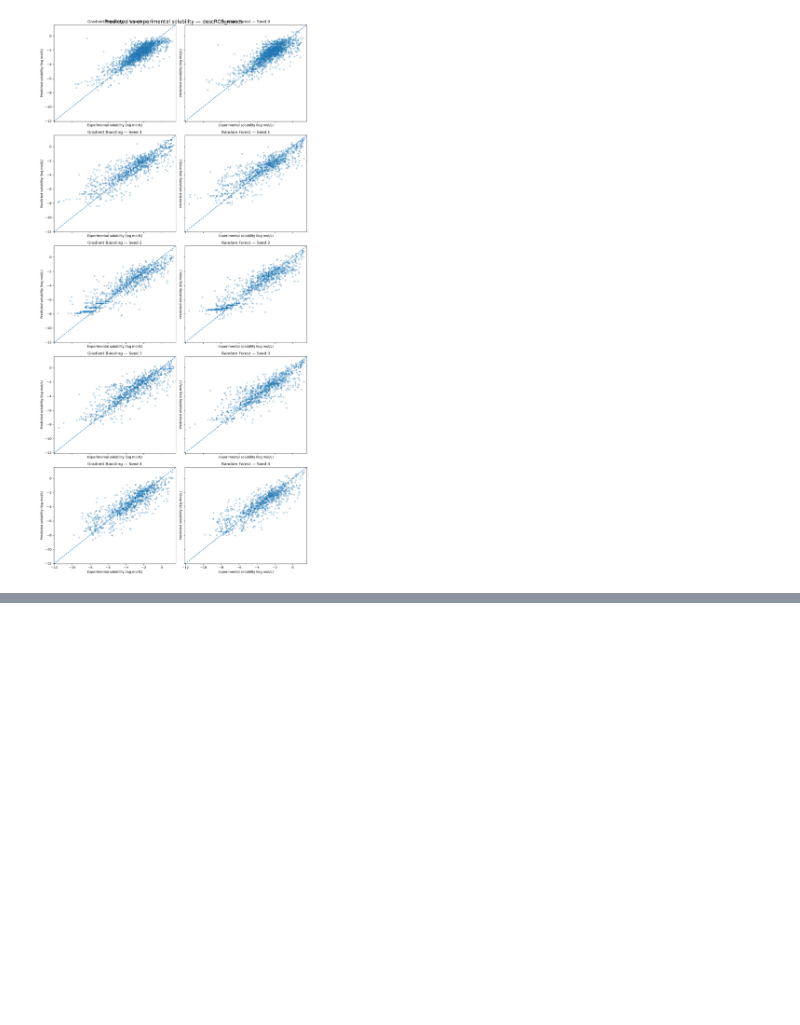
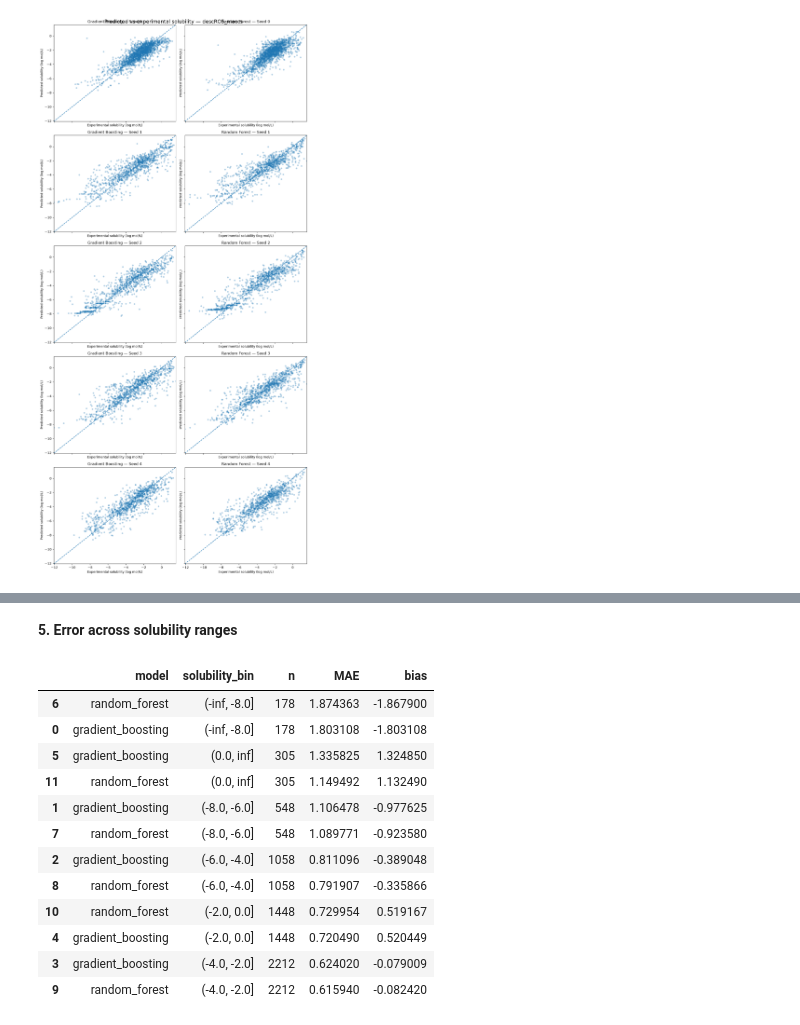
Before and after one commit to alexcorbero/admet-ml, a Jupyter notebook: notebooks/05_model_evaluation.ipynb, the cells around one changed output, grey strips where cells are left out. Saved outputs shown, nothing was run; the diff lists cells and outputs as text; code cells hidden in the pictures; blank space fills up the shorter version.

```diff
--- a/notebooks/05_model_evaluation.ipynb
+++ b/notebooks/05_model_evaluation.ipynb
@@ -222,0 +268,41 @@ plt.show()
+# %% [markdown]
+**5. Error across solubility ranges**
+# %%
+bins = [-float("inf"), -8, -6, -4, -2, 0, float("inf")]
+
+predictions["solubility_bin"] = pd.cut(
+    predictions["y_true"],
+    bins=bins,
+)
+
+error_by_bin = (
+    predictions[
+        predictions["features"] == FEATURE_NAME
+    ]
+    .groupby(
+        ["model", "solubility_bin"],
+        observed=True,
+    )
+    .agg(
+        n=("y_true", "size"),
+        MAE=("absolute_error", "mean"),
+        bias=("residual", "mean"),
+    )
+    .reset_index()
+)
+
+error_by_bin.sort_values(by="MAE", ascending=False)
+# %% [output]
+|  | model | solubility_bin | n | MAE | bias |
+| 6 | random_forest | (-inf, -8.0] | 178 | 1.874363 | -1.867900 |
+| 0 | gradient_boosting | (-inf, -8.0] | 178 | 1.803108 | -1.803108 |
+| 5 | gradient_boosting | (0.0, inf] | 305 | 1.335825 | 1.324850 |
+| 11 | random_forest | (0.0, inf] | 305 | 1.149492 | 1.132490 |
+| 1 | gradient_boosting | (-8.0, -6.0] | 548 | 1.106478 | -0.977625 |
+| 7 | random_forest | (-8.0, -6.0] | 548 | 1.089771 | -0.923580 |
+| 2 | gradient_boosting | (-6.0, -4.0] | 1058 | 0.811096 | -0.389048 |
+| 8 | random_forest | (-6.0, -4.0] | 1058 | 0.791907 | -0.335866 |
+| 10 | random_forest | (-2.0, 0.0] | 1448 | 0.729954 | 0.519167 |
+| 4 | gradient_boosting | (-2.0, 0.0] | 1448 | 0.720490 | 0.520449 |
+| 3 | gradient_boosting | (-4.0, -2.0] | 2212 | 0.624020 | -0.079009 |
+| 9 | random_forest | (-4.0, -2.0] | 2212 | 0.615940 | -0.082420 |
```
Also changed, not shown: parts of 9 cells of this notebook.
